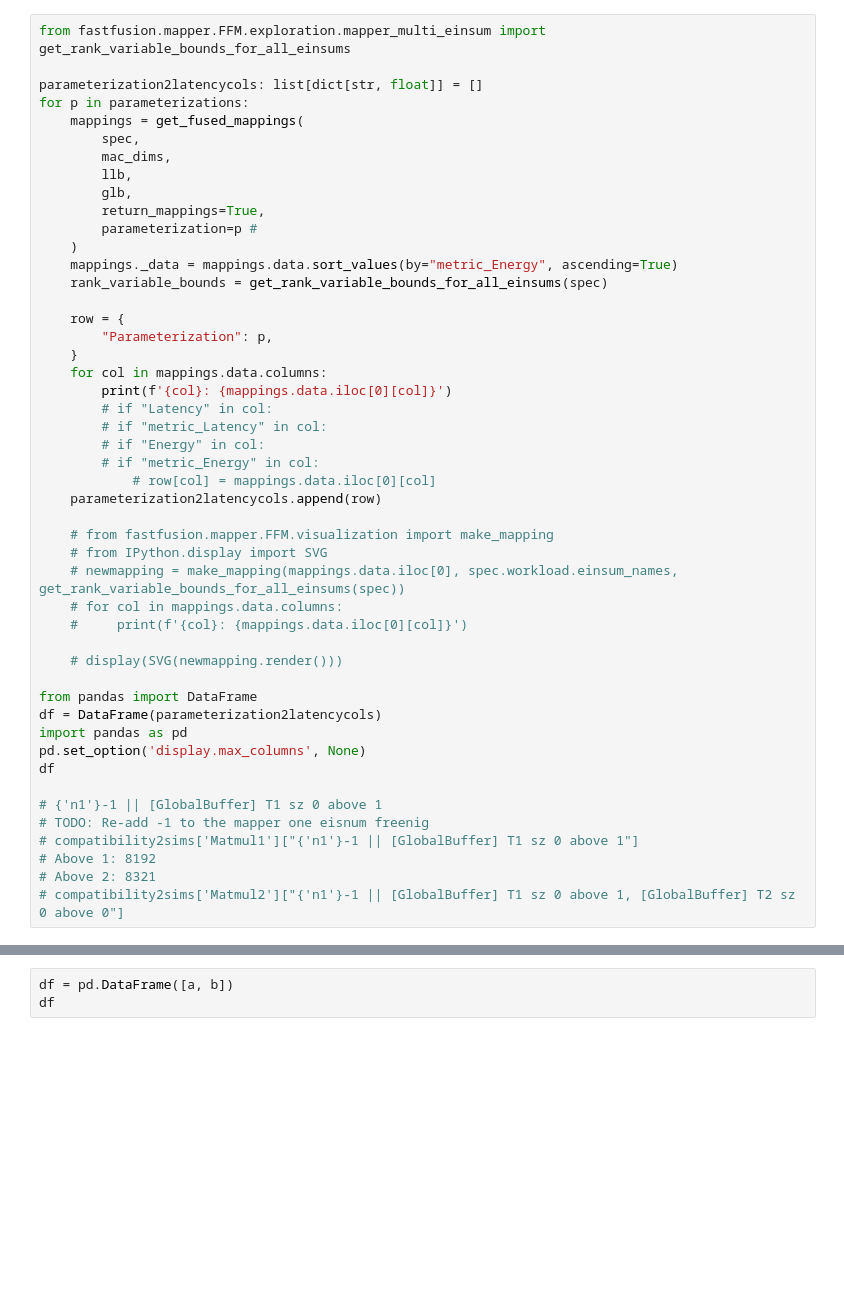
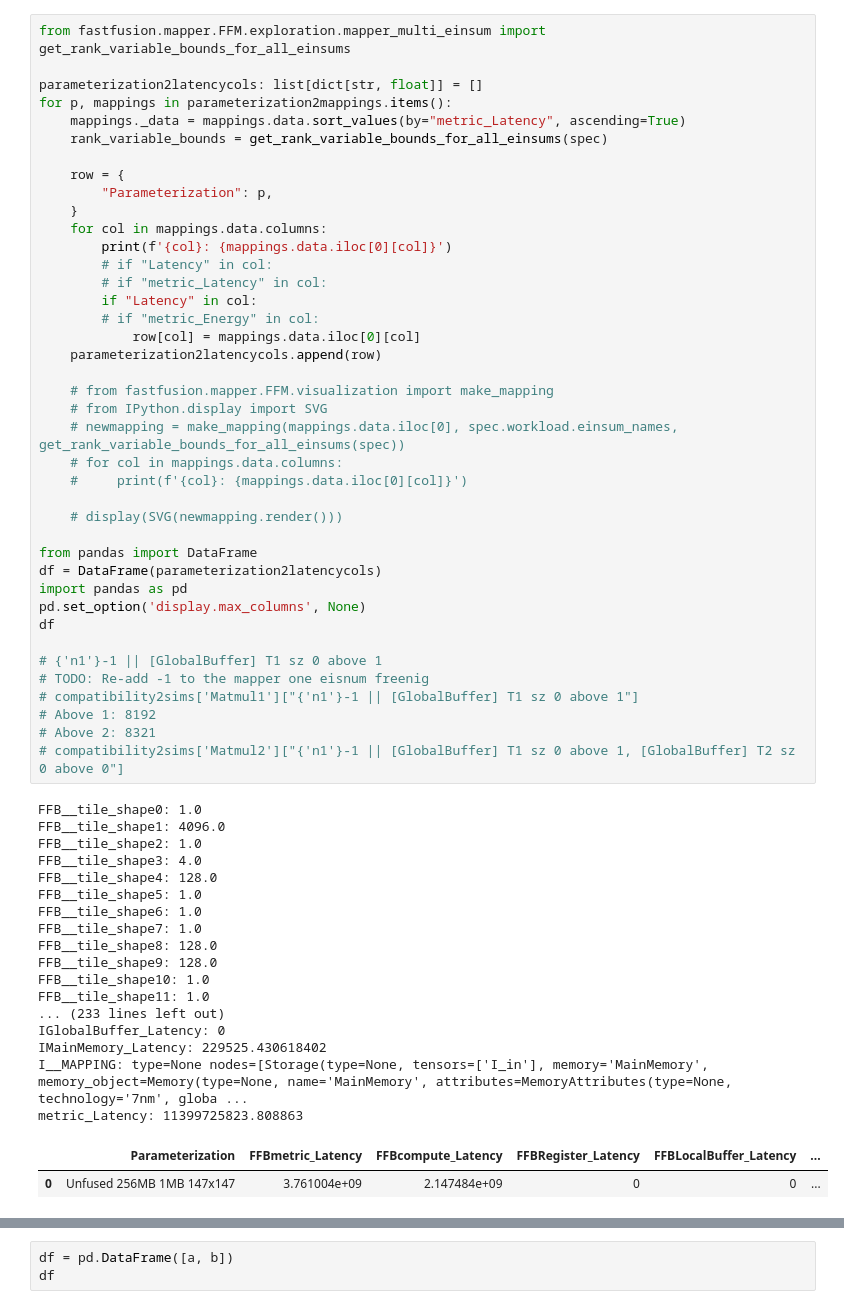
Before and after one commit to jeffhsu3/accelforge, a Jupyter notebook: notebooks/rebuttal_fastfusion_2.ipynb, the cells around one changed output, grey strips where cells are left out. Saved outputs shown, nothing was run; the diff lists cells and outputs as text; blank space fills up the shorter version.

```diff
--- a/notebooks/rebuttal_fastfusion_2.ipynb
+++ b/notebooks/rebuttal_fastfusion_2.ipynb
@@ -302,47 +336,59 @@ print(f"Number of computes: {get_num_computes(spec)}")
 from fastfusion.mapper.FFM.exploration.mapper_multi_einsum import get_rank_variable_bounds_for_all_einsums
 
 parameterization2latencycols: list[dict[str, float]] = []
-for p in parameterizations:
-    mappings = get_fused_mappings(
-        spec,
-        mac_dims,
-        llb,
-        glb,
-        return_mappings=True,
-        parameterization=p #
-    )
-    mappings._data = mappings.data.sort_values(by="metric_Energy", ascending=True)
+for p, mappings in parameterization2mappings.items():
+    mappings._data = mappings.data.sort_values(by="metric_Latency", ascending=True)
     rank_variable_bounds = get_rank_variable_bounds_for_all_einsums(spec)
 
     row = {
         "Parameterization": p,
     }
     for col in mappings.data.columns:
         print(f'{col}: {mappings.data.iloc[0][col]}')
         # if "Latency" in col:
         # if "metric_Latency" in col:
-        # if "Energy" in col:
+        if "Latency" in col:
         # if "metric_Energy" in col:
-            # row[col] = mappings.data.iloc[0][col]
+            row[col] = mappings.data.iloc[0][col]
     parameterization2latencycols.append(row)
 
     # from fastfusion.mapper.FFM.visualization import make_mapping
     # from IPython.display import SVG
     # newmapping = make_mapping(mappings.data.iloc[0], spec.workload.einsum_names, get_rank_variable_bounds_for_all_einsums(spec))
     # for col in mappings.data.columns:
     #     print(f'{col}: {mappings.data.iloc[0][col]}')
 
     # display(SVG(newmapping.render()))
 
 from pandas import DataFrame
 df = DataFrame(parameterization2latencycols)
 import pandas as pd
 pd.set_option('display.max_columns', None)
 df
 
 # {'n1'}-1 || [GlobalBuffer] T1 sz 0 above 1
 # TODO: Re-add -1 to the mapper one eisnum freenig
 # compatibility2sims['Matmul1']["{'n1'}-1 || [GlobalBuffer] T1 sz 0 above 1"]
 # Above 1: 8192
 # Above 2: 8321
 # compatibility2sims['Matmul2']["{'n1'}-1 || [GlobalBuffer] T1 sz 0 above 1, [GlobalBuffer] T2 sz 0 above 0"]
+# %% [output]
+FFB__tile_shape0: 1.0
+FFB__tile_shape1: 4096.0
+FFB__tile_shape2: 1.0
+FFB__tile_shape3: 4.0
+FFB__tile_shape4: 128.0
+FFB__tile_shape5: 1.0
+FFB__tile_shape6: 1.0
+FFB__tile_shape7: 1.0
+FFB__tile_shape8: 128.0
+FFB__tile_shape9: 128.0
+FFB__tile_shape10: 1.0
+FFB__tile_shape11: 1.0
+... (233 lines left out)
+IGlobalBuffer_Latency: 0
+IMainMemory_Latency: 229525.430618402
+I__MAPPING: type=None nodes=[Storage(type=None, tensors=['I_in'], memory='MainMemory', memory_object=Memory(type=None, name='MainMemory', attributes=MemoryAttributes(type=None, technology='7nm', globa ...
+metric_Latency: 11399725823.808863
+|  | Parameterization | FFBmetric_Latency | FFBcompute_Latency | FFBRegister_Latency | FFBLocalBuffer_Latency | ... |
+| 0 | Unfused 256MB 1MB 147x147 | 3.761004e+09 | 2.147484e+09 | 0 | 0 | ... |
```
Also changed, not shown: parts of 6 cells of this notebook, 3 other files.
